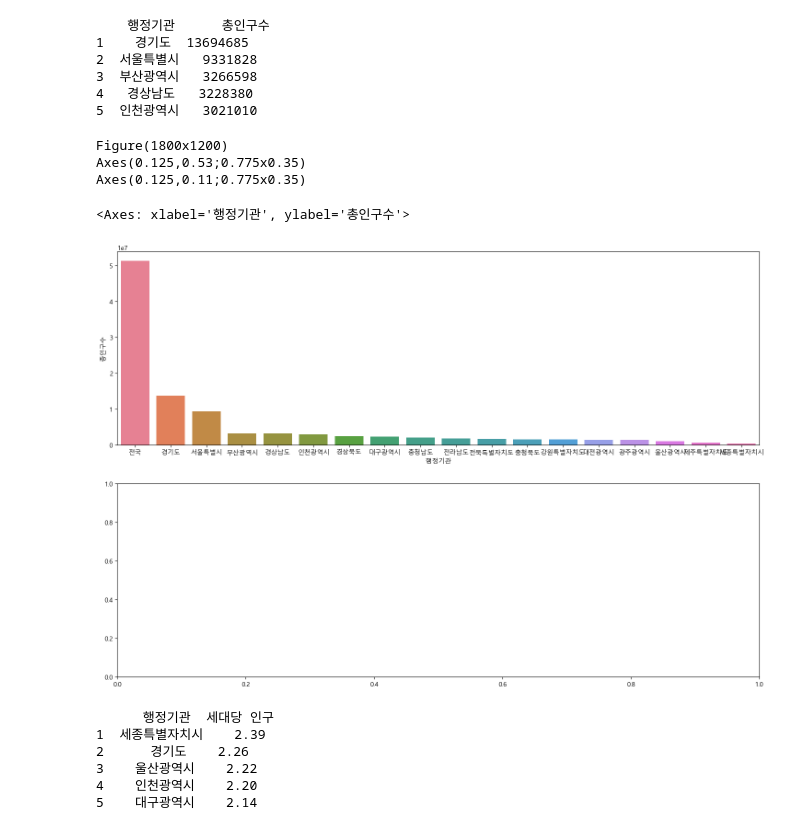
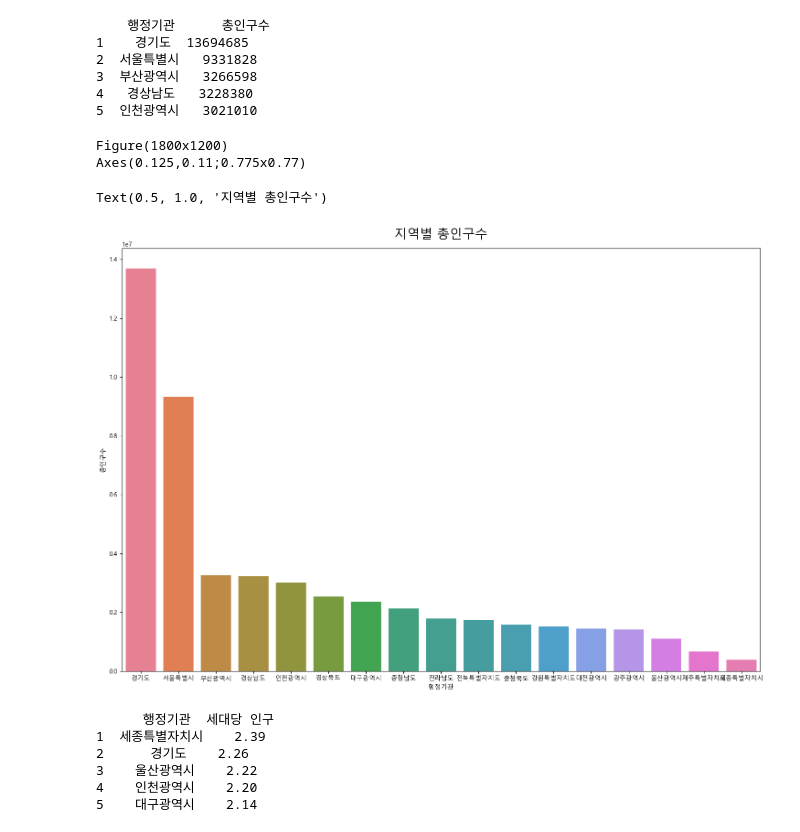
Before and after one commit to Eojinn/Python_Webscraping_analysis, a Jupyter notebook: 연습문제_웹스크래핑/04_인구현황분석.ipynb, the cells around one changed output. Cells and saved outputs as stored; diff of their text form; code cells hidden in the pictures.

```diff
--- a/연습문제_웹스크래핑/04_인구현황분석.ipynb
+++ b/연습문제_웹스크래핑/04_인구현황분석.ipynb
@@ -50,25 +93,33 @@ print(result)
 3  부산광역시   3266598
 4   경상남도   3228380
 5  인천광역시   3021010
+# %%
+import matplotlib
+import matplotlib.pyplot as plt
+# 1. 한글 폰트 설정
+plt.rcParams['font.family'] = 'Malgun Gothic'
+
+# 2. 마이너스 기호(-) 깨짐 방지
+plt.rcParams['axes.unicode_minus'] = False
 # %%
 import matplotlib
 import matplotlib.pyplot as plt
 import matplotlib.font_manager as fm
 import seaborn as sns
 
 # subplots() 함수를 사용하여 axes 객체를 생성하기
-figure, (axes1, axes2)= plt.subplots(nrows=2, ncols=1)
+figure, (axes1)= plt.subplots(nrows=1, ncols=1)
 figure.set_size_inches(18,12)
 print(figure)
 print(axes1)
-print(axes2)
 # seaborn의 barplot() 함수 호출하기 - 행정구역과 인구수
-sns.barplot(data=data.sort_values(by='총인구수', ascending=False), x='행정기관', y='총인구수', ax=axes1, hue='행정기관')
+sns.barplot(data=data_region_only.sort_values(by='총인구수', ascending=False), x='행정기관', y='총인구수', ax=axes1, hue='행정기관')
+axes1.set_title('지역별 총인구수', fontsize=20, pad=15)
+#plt.show()
 # %% [output]
 Figure(1800x1200)
-Axes(0.125,0.53;0.775x0.35)
-Axes(0.125,0.11;0.775x0.35)
+Axes(0.125,0.11;0.775x0.77)
-<Axes: xlabel='행정기관', ylabel='총인구수'>
+Text(0.5, 1.0, '지역별 총인구수')
-[figure, old version]
+[figure, new version]
 # %%
 # 2. 세대당 인구수 높은 지역 Top5
```
Also changed, not shown: parts of 7 cells of this notebook.
